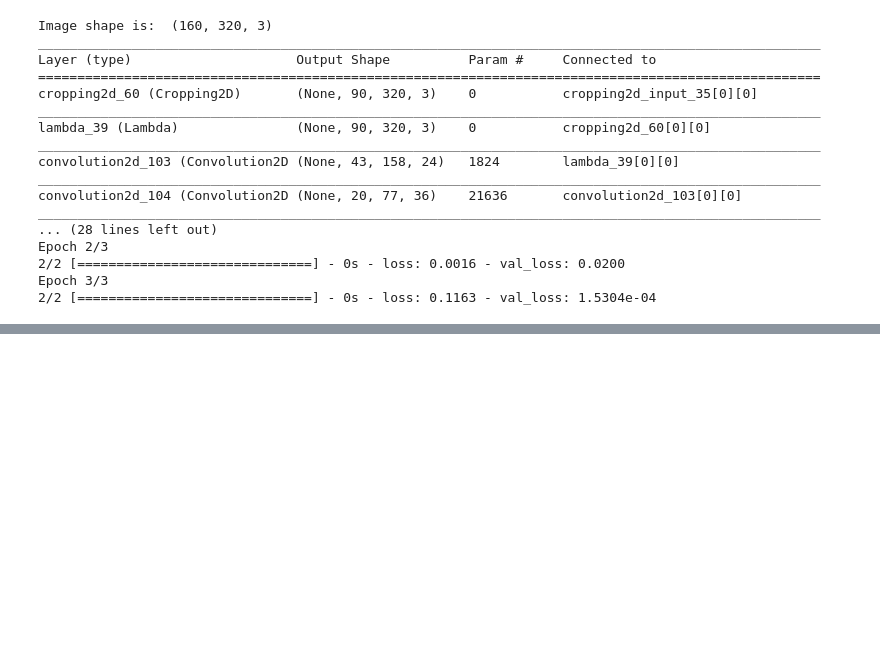
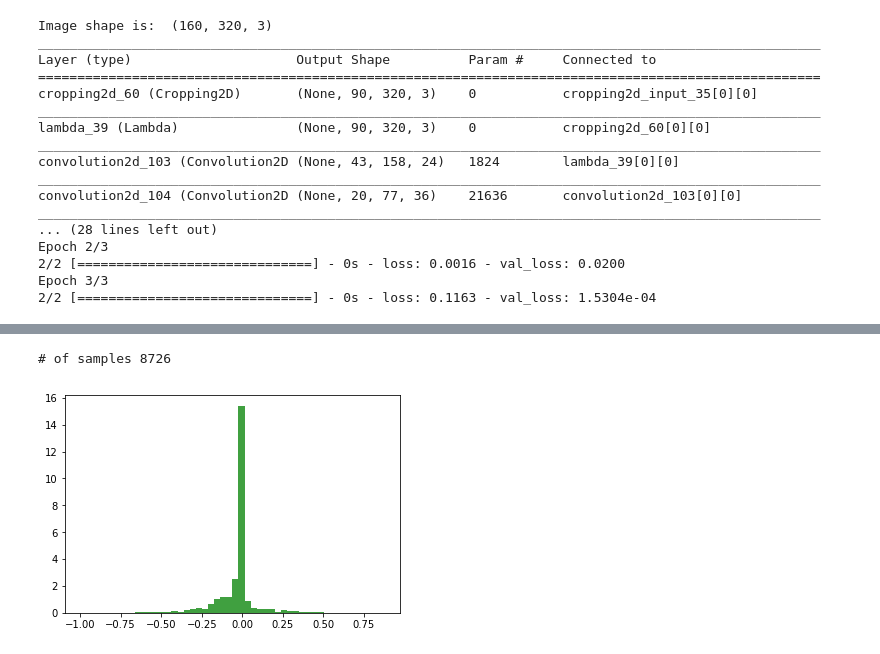
Before and after one commit to thatkahunaguy/USD-P3-Behavioral-Cloning, a Jupyter notebook: Behavioral_Clone_test.ipynb, the cells around one changed output, grey strips where cells are left out. Saved outputs shown, nothing was run; the diff lists cells and outputs as text; code cells hidden in the pictures; blank space fills up the shorter version.

```diff
--- a/Behavioral_Clone_test.ipynb
+++ b/Behavioral_Clone_test.ipynb
@@ -218,3 +218,29 @@ Cropped Images:
 # %%
 # Note in the above images the steering adjustment seems to overcorrect substantially
 # try ~ 0.1 vs 0.25
+# %%
+# visualize data
+path = './training_data/'
+# driving_log.csv or test_log.csv
+data_file = 'driving_log.csv'
+
+samples = []
+file = path + data_file
+with open(file) as csvfile:
+    reader = csv.reader(csvfile)
+    for line in reader:
+        # we only need the first 4 columns of data for this project
+        # which is the center, left, right image paths and steering angle
+        data = line[0:4]
+        samples.append(data)
+angles = []
+print("# of samples", len(samples))
+for i in samples:
+    angles.append(i[3])
+x = np.array(angles).astype(np.float)
+# the histogram of the data
+n, bins, patches = plt.hist(x, 50, normed=1, facecolor='green', alpha=0.75)
+plt.show()
+# %% [output]
+# of samples 8726
+[figure, added]
```
Also changed, not shown: parts of 1 cell of this notebook, 5 other files.
